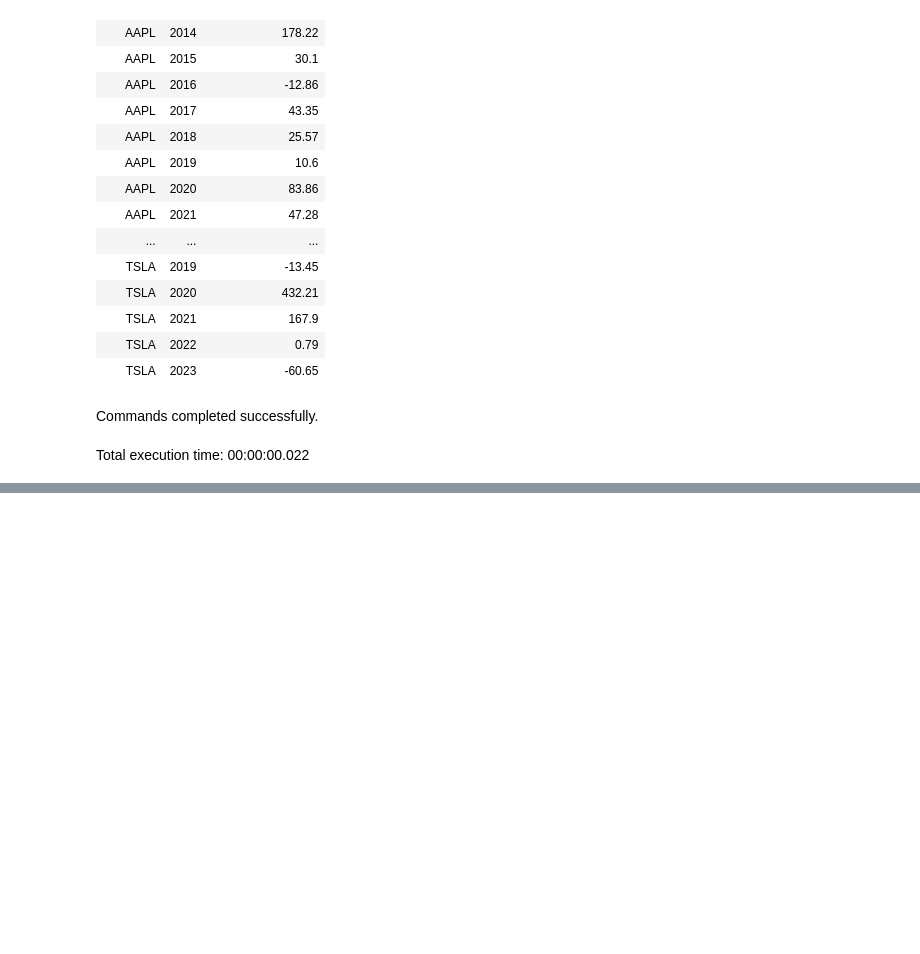
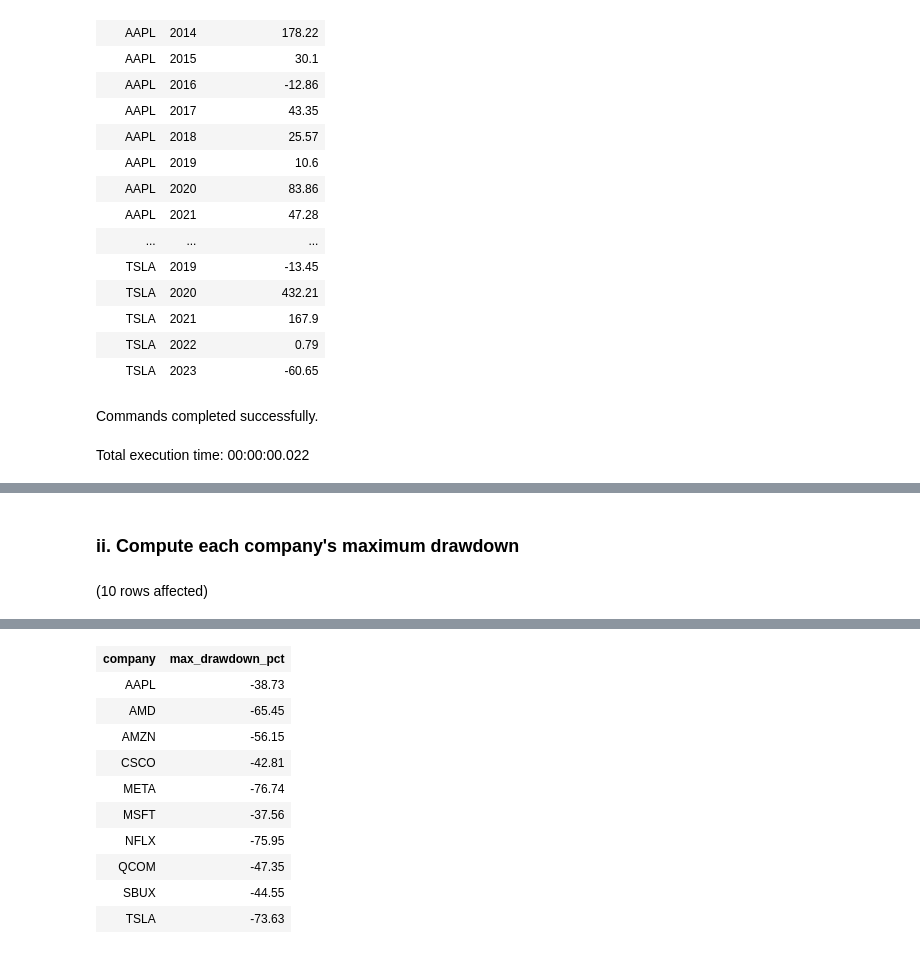
Before and after one commit to bradleytkay/stock_market_analysis, a Jupyter notebook: step_3a_eda_pt_2.ipynb, the cells around one changed output, grey strips where cells are left out. Drawn from its saved outputs; the diff is of its cells as text; code cells hidden in the pictures; blank space fills up the shorter version.

```diff
--- a/step_3a_eda_pt_2.ipynb
+++ b/step_3a_eda_pt_2.ipynb
@@ -220,0 +318,13 @@ Total execution time: 00:00:00.022
+# %% [markdown]
+### ii. Compute each company's maximum drawdown
+# %%
+WITH RunningMax AS (
+    SELECT company, [date], [close],
+           MAX([close]) OVER (PARTITION BY company ORDER BY [date] ROWS BETWEEN UNBOUNDED PRECEDING AND CURRENT ROW) AS max_close
+    FROM stock_data
+)
+SELECT company, ROUND(MIN([close] / max_close - 1) * 100, 2) AS max_drawdown_pct
+FROM RunningMax
+GROUP BY company;
+# %% [output]
+(10 rows affected)
@@ -220,0 +332,11 @@ Total execution time: 00:00:00.022
+| company | max_drawdown_pct |
+| AAPL | -38.73 |
+| AMD | -65.45 |
+| AMZN | -56.15 |
+| CSCO | -42.81 |
+| META | -76.74 |
+| MSFT | -37.56 |
+| NFLX | -75.95 |
+| QCOM | -47.35 |
+| SBUX | -44.55 |
+| TSLA | -73.63 |
```
Also changed, not shown: parts of 10 cells of this notebook.
